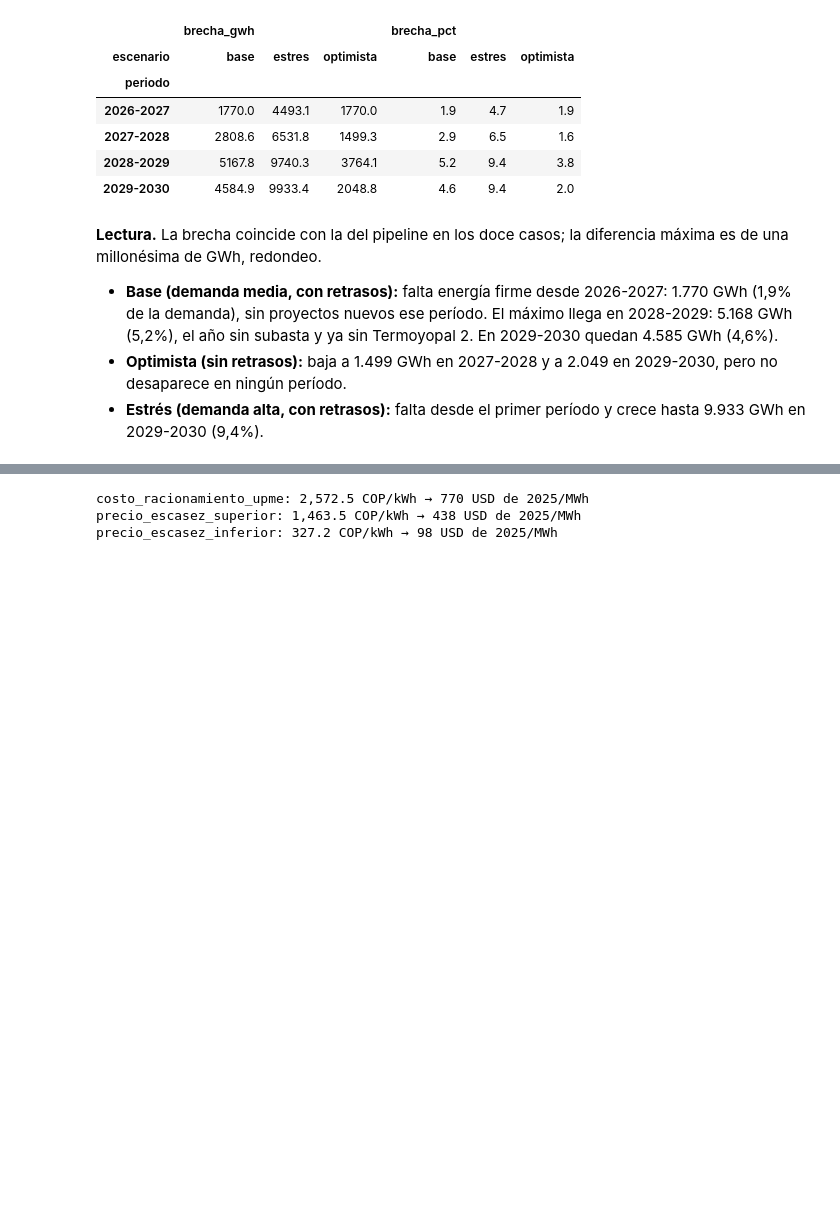
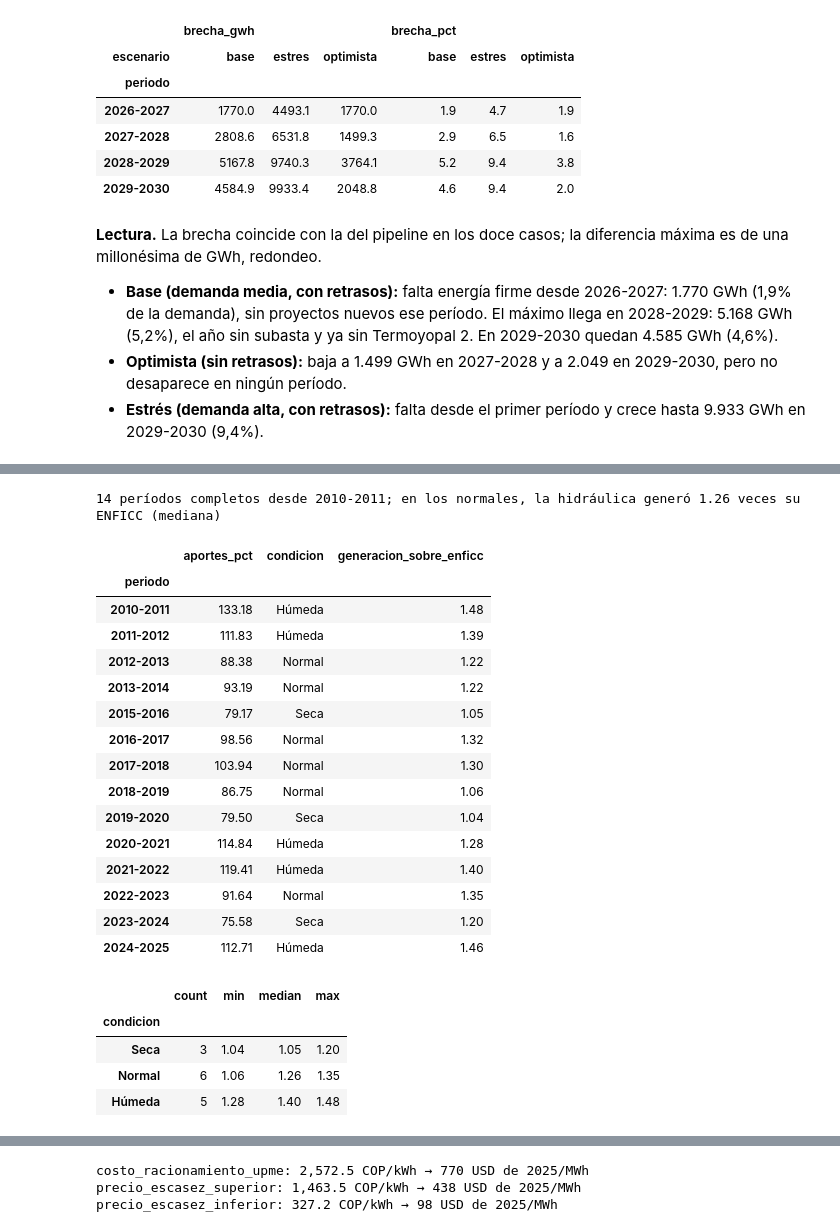
Before and after one commit to cterrassa/suficiencia-sin, a Jupyter notebook: Tutorial_Suficiencia_SIN.ipynb, the cells around one changed output, grey strips where cells are left out. Saved outputs shown, nothing was run; the diff lists cells and outputs as text; code cells hidden in the pictures; blank space fills up the shorter version.

```diff
--- a/Tutorial_Suficiencia_SIN.ipynb
+++ b/Tutorial_Suficiencia_SIN.ipynb
@@ -1210,0 +1284,33 @@ balances.pivot(index="periodo", columns="escenario", values=["brecha_gwh", "brec
+# %%
+hidro = leer("xm_hidraulica_periodos.csv")
+hidro["aportes_pct"] = 100 * hidro["aportes_gwh"] / hidro["aportes_media_hist_gwh"]
+hidro["condicion"] = pd.cut(hidro["aportes_pct"], [-np.inf, 80, 110, np.inf], labels=["Seca", "Normal", "Húmeda"])
+hidro["generacion_sobre_enficc"] = hidro["generacion_hidraulica_gwh"] / hidro["dias"] / hidro["enficc_hidraulica_gwh_dia"]
+FACTOR_ANO_NORMAL = hidro.loc[hidro["condicion"] == "Normal", "generacion_sobre_enficc"].median()
+print(f"{len(hidro)} períodos completos desde 2010-2011; en los normales, la hidráulica generó "
+      f"{FACTOR_ANO_NORMAL:.2f} veces su ENFICC (mediana)")
+display(hidro.set_index("periodo")[["aportes_pct", "condicion", "generacion_sobre_enficc"]].round(2))
+hidro.groupby("condicion", observed=True)["generacion_sobre_enficc"].agg(["count", "min", "median", "max"]).round(2)
+# %% [output]
+14 períodos completos desde 2010-2011; en los normales, la hidráulica generó 1.26 veces su ENFICC (mediana)
+|  | aportes_pct | condicion | generacion_sobre_enficc |
+| periodo |  |  |  |
+| 2010-2011 | 133.18 | Húmeda | 1.48 |
+| 2011-2012 | 111.83 | Húmeda | 1.39 |
+| 2012-2013 | 88.38 | Normal | 1.22 |
+| 2013-2014 | 93.19 | Normal | 1.22 |
+| 2015-2016 | 79.17 | Seca | 1.05 |
+| 2016-2017 | 98.56 | Normal | 1.32 |
+| 2017-2018 | 103.94 | Normal | 1.30 |
+| 2018-2019 | 86.75 | Normal | 1.06 |
+| 2019-2020 | 79.50 | Seca | 1.04 |
+| 2020-2021 | 114.84 | Húmeda | 1.28 |
+| 2021-2022 | 119.41 | Húmeda | 1.40 |
+| 2022-2023 | 91.64 | Normal | 1.35 |
+| 2023-2024 | 75.58 | Seca | 1.20 |
+| 2024-2025 | 112.71 | Húmeda | 1.46 |
+|  | count | min | median | max |
+| condicion |  |  |  |  |
+| Seca | 3 | 1.04 | 1.05 | 1.20 |
+| Normal | 6 | 1.06 | 1.26 | 1.35 |
+| Húmeda | 5 | 1.28 | 1.40 | 1.48 |
```
Also changed, not shown: parts of 87 cells of this notebook, 3 other files.
